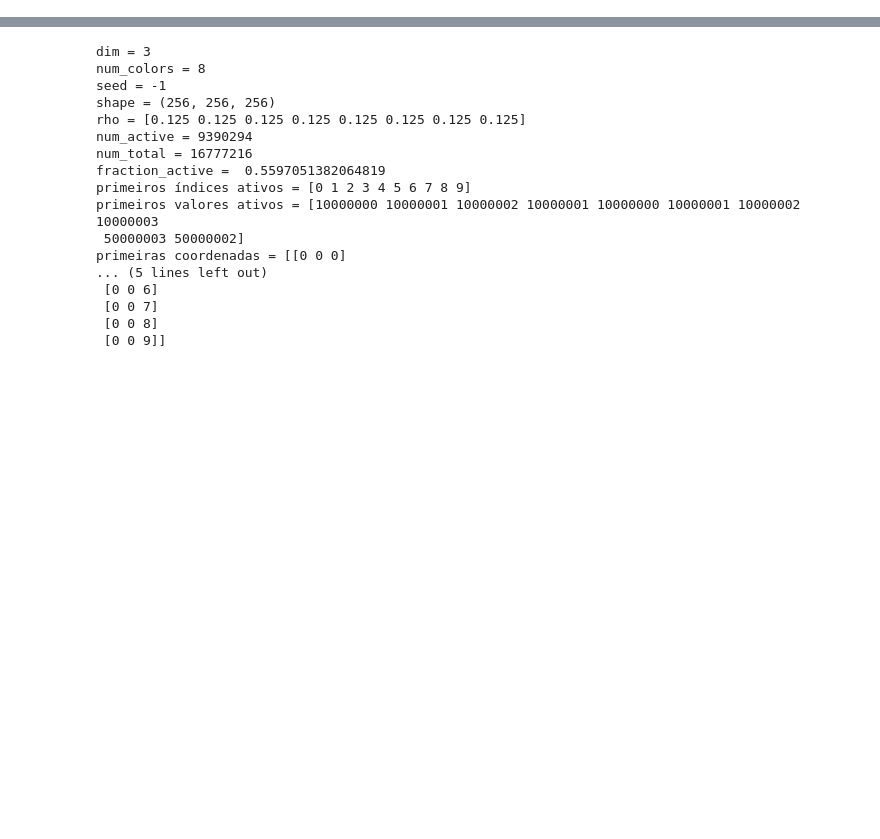
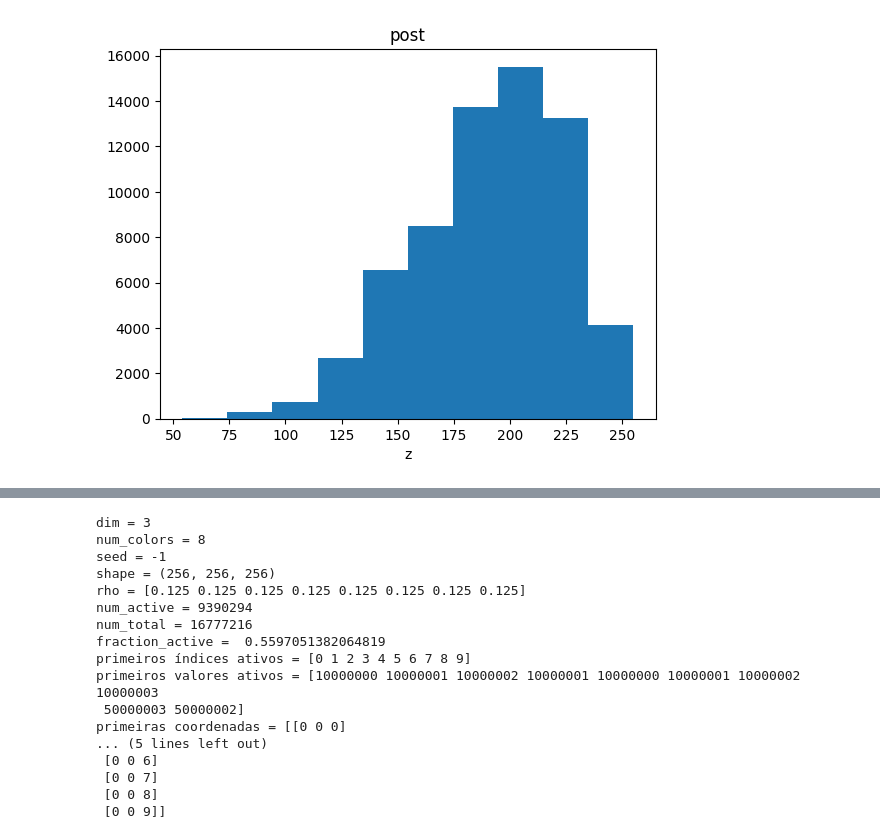
Before and after one commit to JuniorAlencar/self_organization_percolation, a Jupyter notebook: jupyter/Tests_Equilibration.ipynb, the cells around one changed output, grey strips where cells are left out. Drawn from its saved outputs; the diff is of its cells as text; code cells hidden in the pictures; blank space fills up the shorter version.

```diff
--- a/jupyter/Tests_Equilibration.ipynb
+++ b/jupyter/Tests_Equilibration.ipynb
@@ -63,0 +194,8 @@ plt.show()
+# %%
+
+plt.hist(z_post)
+plt.xlabel('z')
+plt.title("post")
+plt.show()
+# %% [output]
+[figure, added]
```
Also changed, not shown: parts of 6 cells of this notebook, 17 other files.
